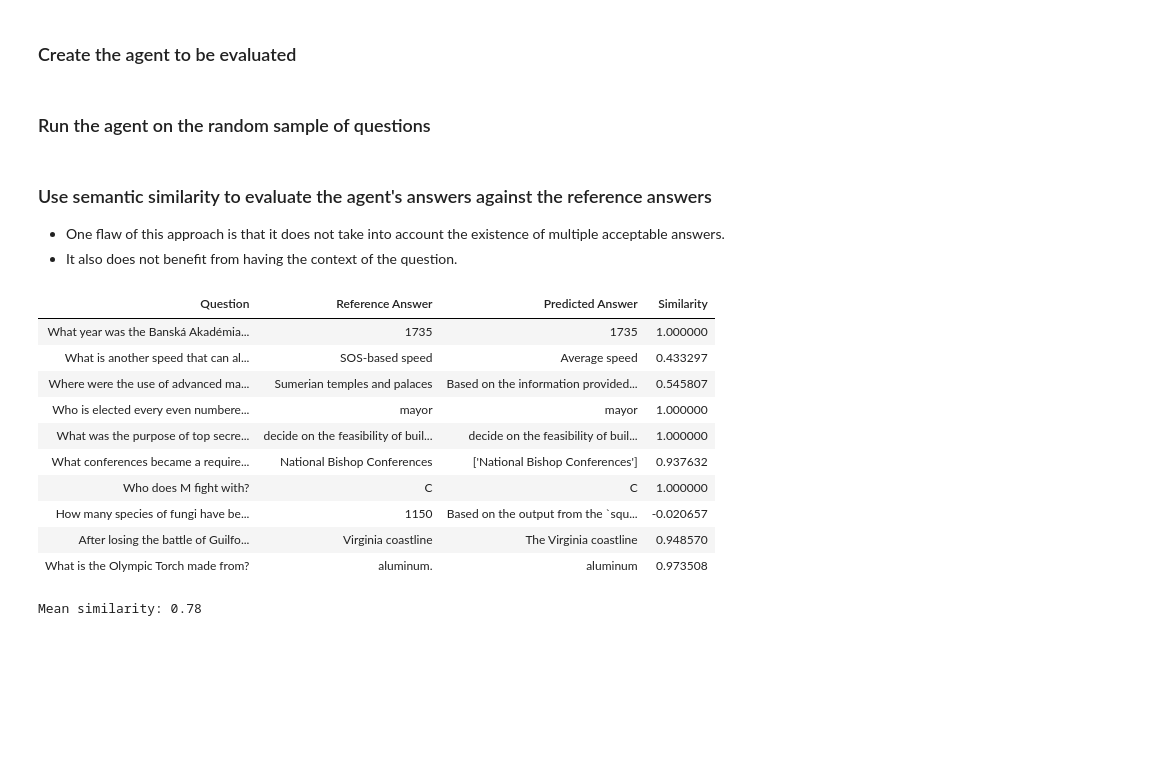
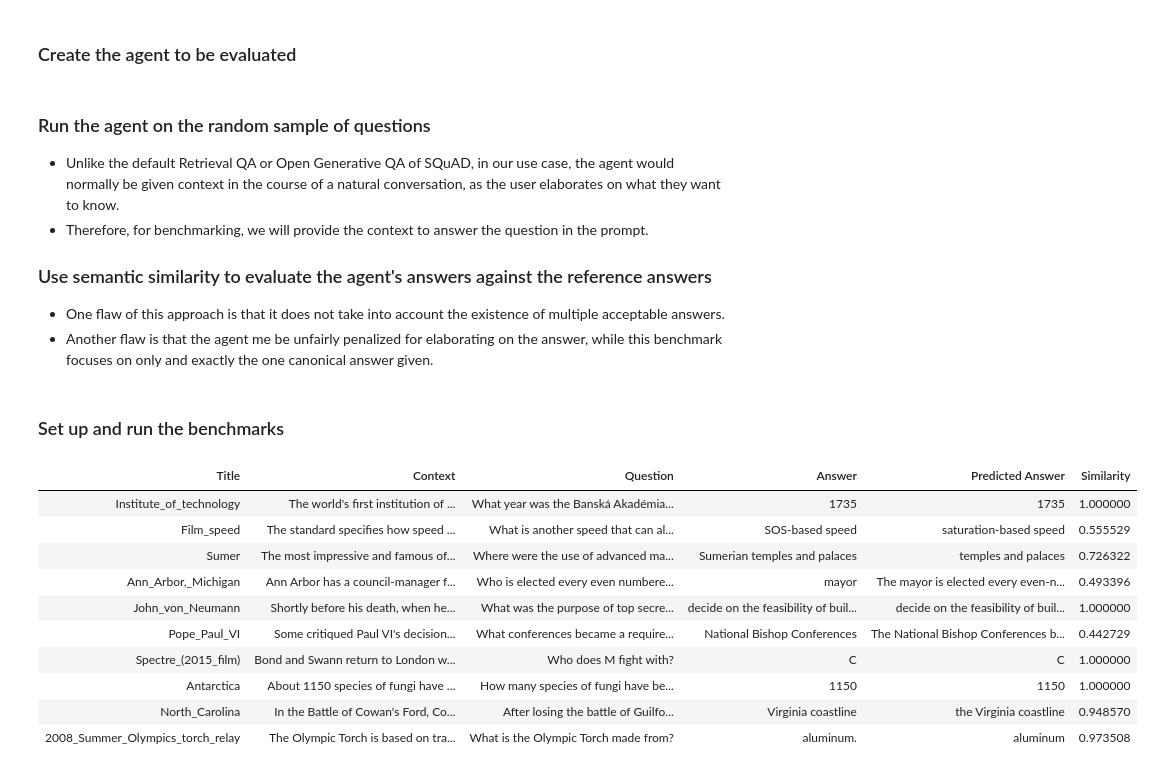
Before and after one commit to kurisu/SQuAD_Agent_Experiment, a Jupyter notebook: benchmarking.ipynb, the cells around one changed output. Saved outputs shown, nothing was run; the diff lists cells and outputs as text; code cells hidden in the pictures; blank space fills up the shorter version.

Commit message:
feat: Benchmarking now supports multiple benchmarks against different agents.

```diff
--- a/benchmarking.ipynb
+++ b/benchmarking.ipynb
@@ -48,3 +57,11 @@ agent = get_agent()
-# %% [markdown]
-### Run the agent on the random sample of questions
+# %% [markdown]
+### Run the agent on the random sample of questions
+
+* Unlike the default Retrieval QA or Open Generative QA of SQuAD, in our use case, the agent would normally be given context in the course of a natural conversation, as the user elaborates on what they want to know.
+* Therefore, for benchmarking, we will provide the context to answer the question in the prompt.
+
+### Use semantic similarity to evaluate the agent's answers against the reference answers
+
+* One flaw of this approach is that it does not take into account the existence of multiple acceptable answers.
+* Another flaw is that the agent me be unfairly penalized for elaborating on the answer, while this benchmark focuses on only and exactly the one canonical answer given.
 # %%
@@ -69,5 +106,0 @@ for question, answer in tqdm(random_sample):
-# %% [markdown]
-### Use semantic similarity to evaluate the agent's answers against the reference answers
-
-* One flaw of this approach is that it does not take into account the existence of multiple acceptable answers.
-* It also does not benefit from having the context of the question.
@@ -86,24 +107,38 @@ similarities = em.get_similarities(
-# %%
-import pandas as pd
-questions = [question for question, _ in random_sample]
-dfAnswers = pd.DataFrame(list(zip(questions, answers_ref, answers_pred)), columns=["Question", "Reference Answer", "Predicted Answer"])
-dfAnswers["Similarity"] = similarities
-display(dfAnswers.style.set_properties(**{'white-space': 'pre-wrap'}).set_table_styles(
-    [{'selector': 'th', 'props': [('text-align', 'left')]},
-     {'selector': 'td', 'props': [('text-align', 'left')]}
-    ]
-).hide())
-print(f"Mean similarity: {round(mean(similarities), 2)}")
-# %% [output]
-| Question | Reference Answer | Predicted Answer | Similarity |
-| What year was the Banská Akadémia... | 1735 | 1735 | 1.000000 |
-| What is another speed that can al... | SOS-based speed | Average speed | 0.433297 |
-| Where were the use of advanced ma... | Sumerian temples and palaces | Based on the information provided... | 0.545807 |
-| Who is elected every even numbere... | mayor | mayor | 1.000000 |
-| What was the purpose of top secre... | decide on the feasibility of buil... | decide on the feasibility of buil... | 1.000000 |
-| What conferences became a require... | National Bishop Conferences | ['National Bishop Conferences'] | 0.937632 |
-| Who does M fight with? | C | C | 1.000000 |
-| How many species of fungi have be... | 1150 | Based on the output from the `squ... | -0.020657 |
-| After losing the battle of Guilfo... | Virginia coastline | The Virginia coastline | 0.948570 |
-| What is the Olympic Torch made from? | aluminum. | aluminum | 0.973508 |
-Mean similarity: 0.78
+# %% [markdown]
+### Set up and run the benchmarks
+# %%
+from agent import get_agent
+
+benchmarks = [
+    (get_agent(), "baseline"),
+]
+
+for agent, name in tqdm(benchmarks):
+    benchmark_agent(agent, dfSample, name)
+# %%
+# Load and display all benchmarks
+def load_benchmarks():
+    benchmarks_dir = "benchmarks"
+    benchmarks = []
+    for file in os.listdir(benchmarks_dir):
+        if file.endswith(".pkl"):
+            df = pd.read_pickle(os.path.join(benchmarks_dir, file))
+            benchmarks.append(df)
+    return benchmarks
+
+benchmarks = load_benchmarks()
+
+for benchmark in benchmarks:
+    display_text_df(benchmark)
+# %% [output]
+| Title | Context | Question | Answer | Predicted Answer | Similarity |
+| Institute_of_technology | The world's first institution of ... | What year was the Banská Akadémia... | 1735 | 1735 | 1.000000 |
+| Film_speed | The standard specifies how speed ... | What is another speed that can al... | SOS-based speed | saturation-based speed | 0.555529 |
+| Sumer | The most impressive and famous of... | Where were the use of advanced ma... | Sumerian temples and palaces | temples and palaces | 0.726322 |
+| Ann_Arbor,_Michigan | Ann Arbor has a council-manager f... | Who is elected every even numbere... | mayor | The mayor is elected every even-n... | 0.493396 |
+| John_von_Neumann | Shortly before his death, when he... | What was the purpose of top secre... | decide on the feasibility of buil... | decide on the feasibility of buil... | 1.000000 |
+| Pope_Paul_VI | Some critiqued Paul VI's decision... | What conferences became a require... | National Bishop Conferences | The National Bishop Conferences b... | 0.442729 |
+| Spectre_(2015_film) | Bond and Swann return to London w... | Who does M fight with? | C | C | 1.000000 |
+| Antarctica | About 1150 species of fungi have ... | How many species of fungi have be... | 1150 | 1150 | 1.000000 |
+| North_Carolina | In the Battle of Cowan's Ford, Co... | After losing the battle of Guilfo... | Virginia coastline | the Virginia coastline | 0.948570 |
+| 2008_Summer_Olympics_torch_relay | The Olympic Torch is based on tra... | What is the Olympic Torch made from? | aluminum. | aluminum | 0.973508 |
```
Also changed, not shown: parts of 9 cells of this notebook, 2 other files.
